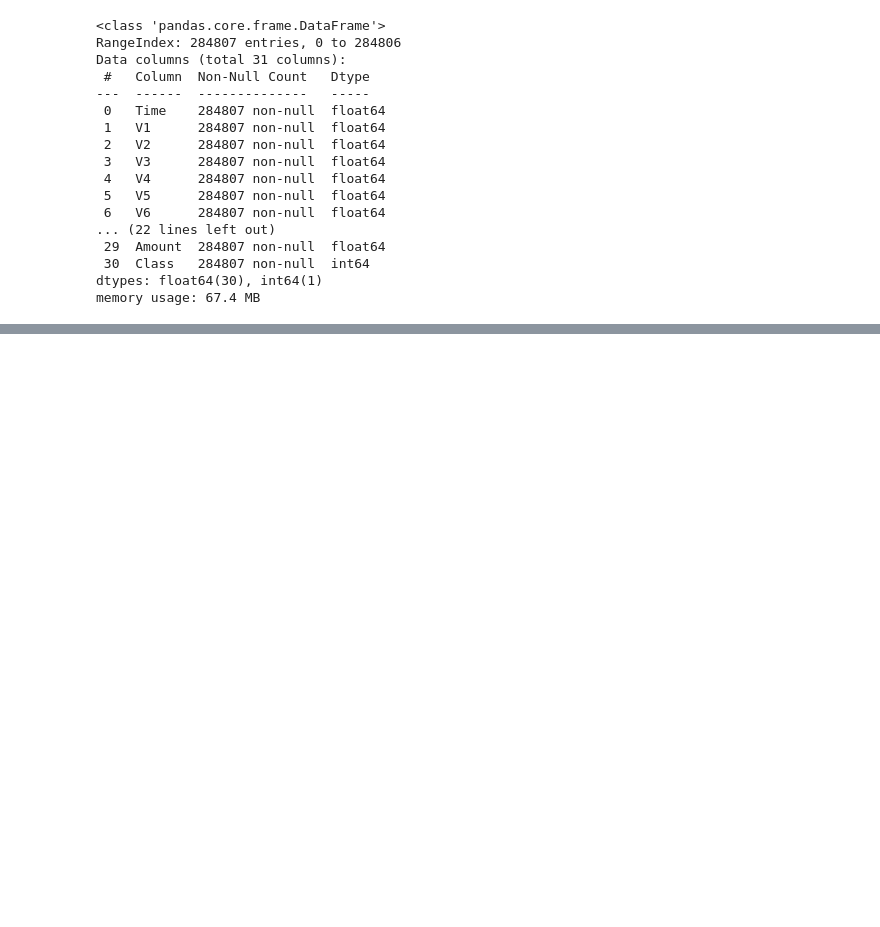
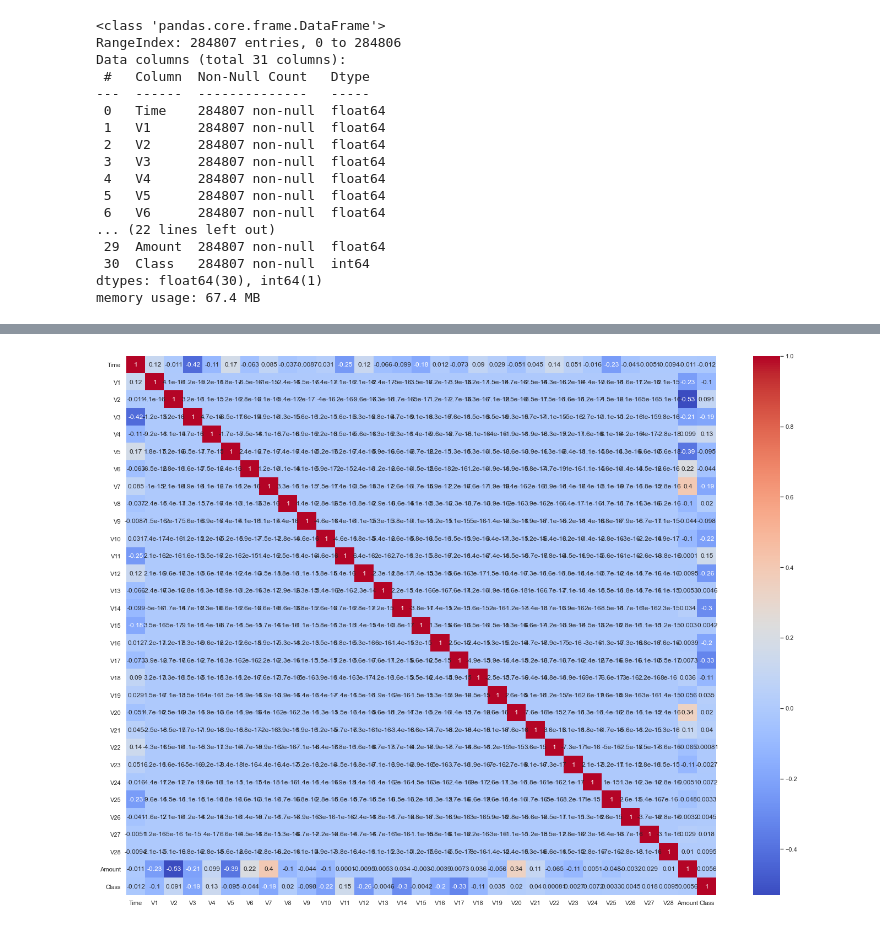
Before and after one commit to Nipulakalanka/ML_Assignment2_IT19239644_IT19174440_IT19185958, a Jupyter notebook: Credit Card Fraud Detection.ipynb, the cells around one changed output, grey strips where cells are left out. Cells and saved outputs as stored; diff of their text form; code cells hidden in the pictures; blank space fills up the shorter version.

```diff
--- a/Credit Card Fraud Detection.ipynb
+++ b/Credit Card Fraud Detection.ipynb
@@ -58,0 +104,3 @@ memory usage: 67.4 MB
+# %%
+rawdata_corr = raw_data.corr()
+rawdata_corr
@@ -58,0 +126,7 @@ memory usage: 67.4 MB
+# %%
+#cheking the correlation in heatmap
+plt.figure(figsize=(24,18))
+sns.heatmap(rawdata_corr,cmap="coolwarm",annot=True)
+plt.show()
+# %% [output]
+[figure, added]
```
Also changed, not shown: parts of 5 cells of this notebook.
